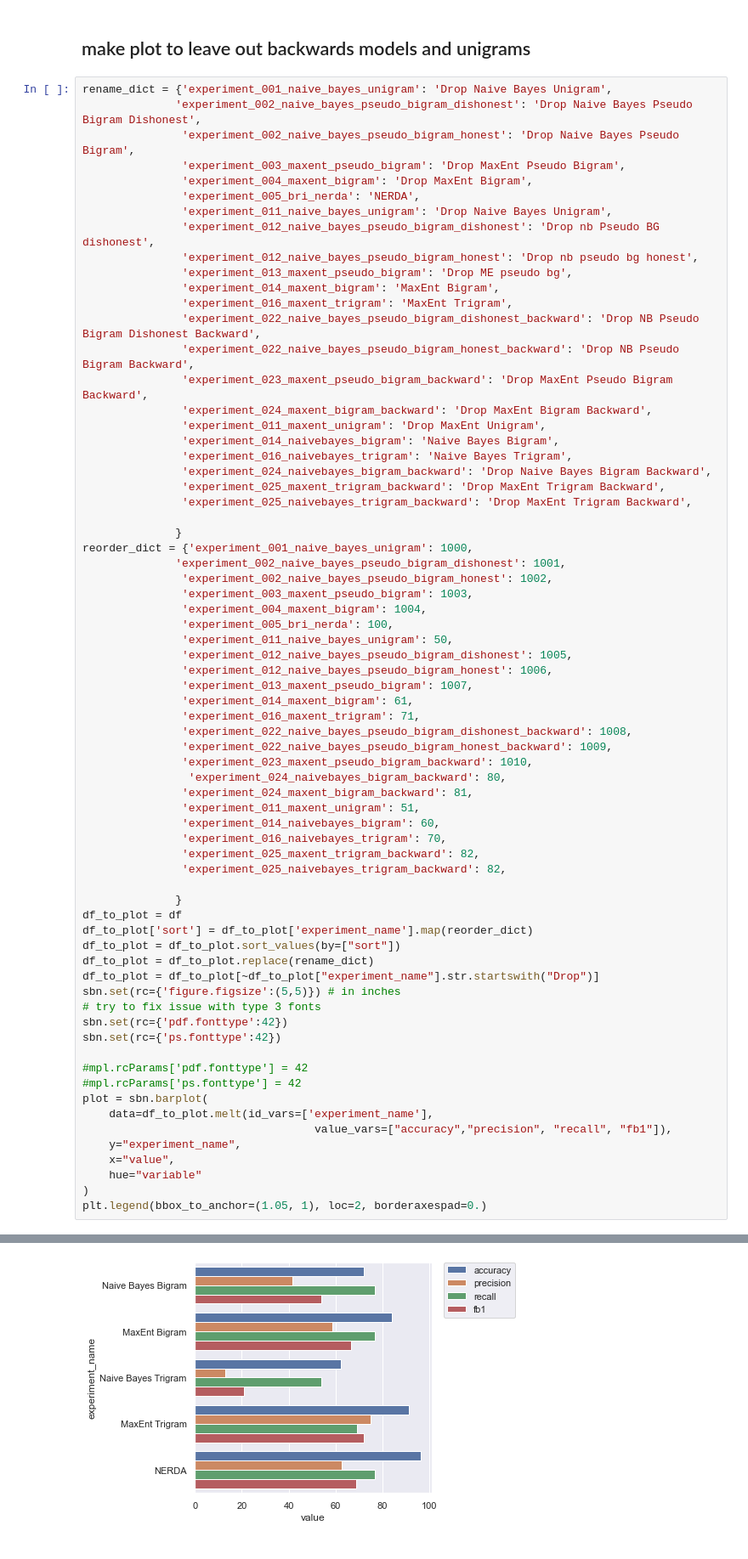
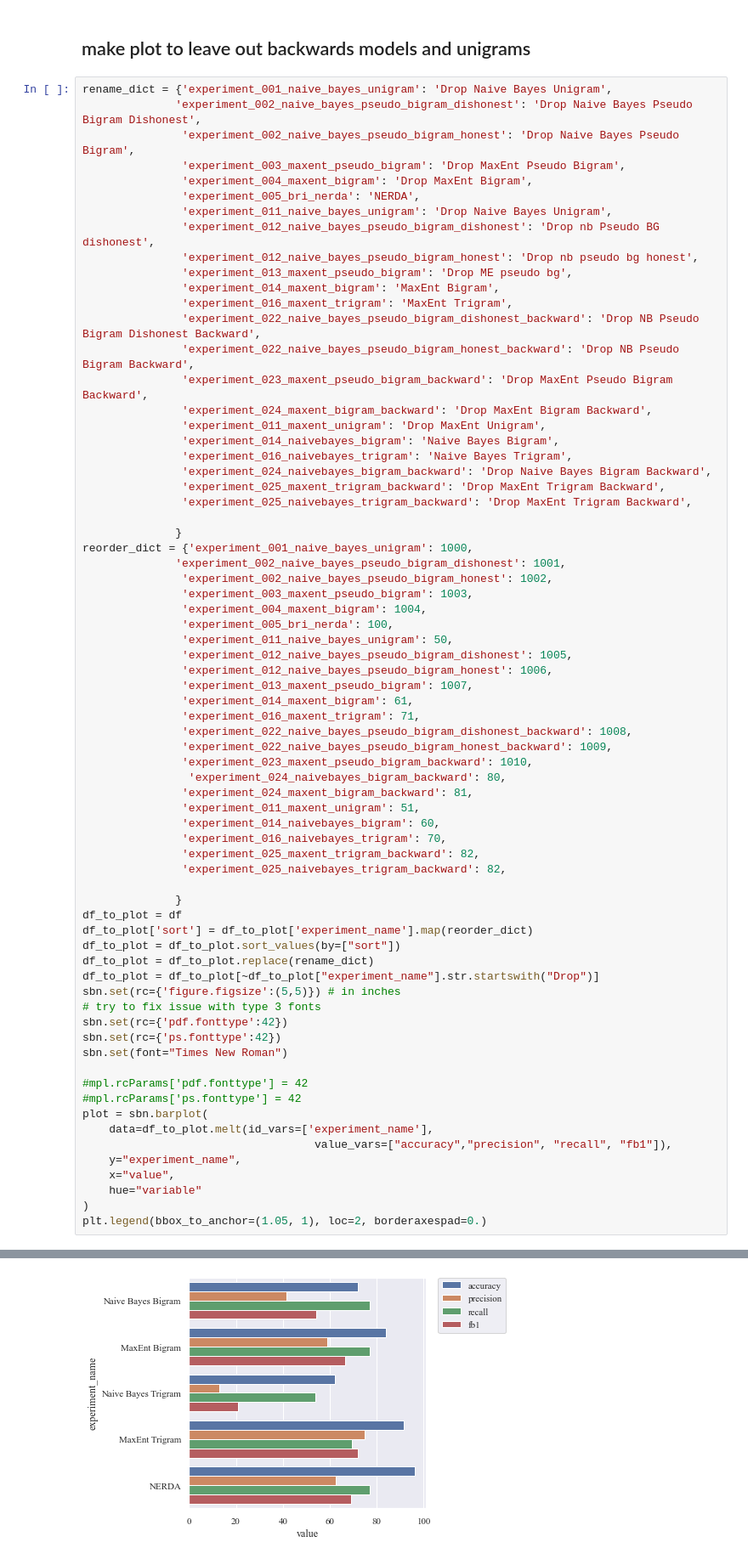
Before and after one commit to boruizhang/newa, a Jupyter notebook: run_all_experiments.ipynb, the cells around one changed output, grey strips where cells are left out. Shown at 85% size. Cells and saved outputs as stored; diff of their text form.

Commit message:
fix figure font: times new roman

```diff
--- a/run_all_experiments.ipynb
+++ b/run_all_experiments.ipynb
@@ -362,33 +362,34 @@ reorder_dict = {'experiment_001_naive_bayes_unigram': 1000,
                'experiment_024_maxent_bigram_backward': 81,
                'experiment_011_maxent_unigram': 51,
                'experiment_014_naivebayes_bigram': 60,
                'experiment_016_naivebayes_trigram': 70,
                'experiment_025_maxent_trigram_backward': 82,
                'experiment_025_naivebayes_trigram_backward': 82,
 
               }
 df_to_plot = df
 df_to_plot['sort'] = df_to_plot['experiment_name'].map(reorder_dict)
 df_to_plot = df_to_plot.sort_values(by=["sort"])
 df_to_plot = df_to_plot.replace(rename_dict)
 df_to_plot = df_to_plot[~df_to_plot["experiment_name"].str.startswith("Drop")]
 sbn.set(rc={'figure.figsize':(5,5)}) # in inches
 # try to fix issue with type 3 fonts
 sbn.set(rc={'pdf.fonttype':42})
 sbn.set(rc={'ps.fonttype':42})
+sbn.set(font="Times New Roman")
 
 #mpl.rcParams['pdf.fonttype'] = 42
 #mpl.rcParams['ps.fonttype'] = 42
 plot = sbn.barplot(
     data=df_to_plot.melt(id_vars=['experiment_name'],
                                    value_vars=["accuracy","precision", "recall", "fb1"]),
     y="experiment_name",
     x="value",
     hue="variable"
 )
 plt.legend(bbox_to_anchor=(1.05, 1), loc=2, borderaxespad=0.)
 # %% [output]
 <matplotlib.legend.Legend at 0x...>
-[figure, old version]
+[figure, new version]
 # %%
 fig = plot.get_figure()
```
Also changed, not shown: parts of 3 cells of this notebook.
